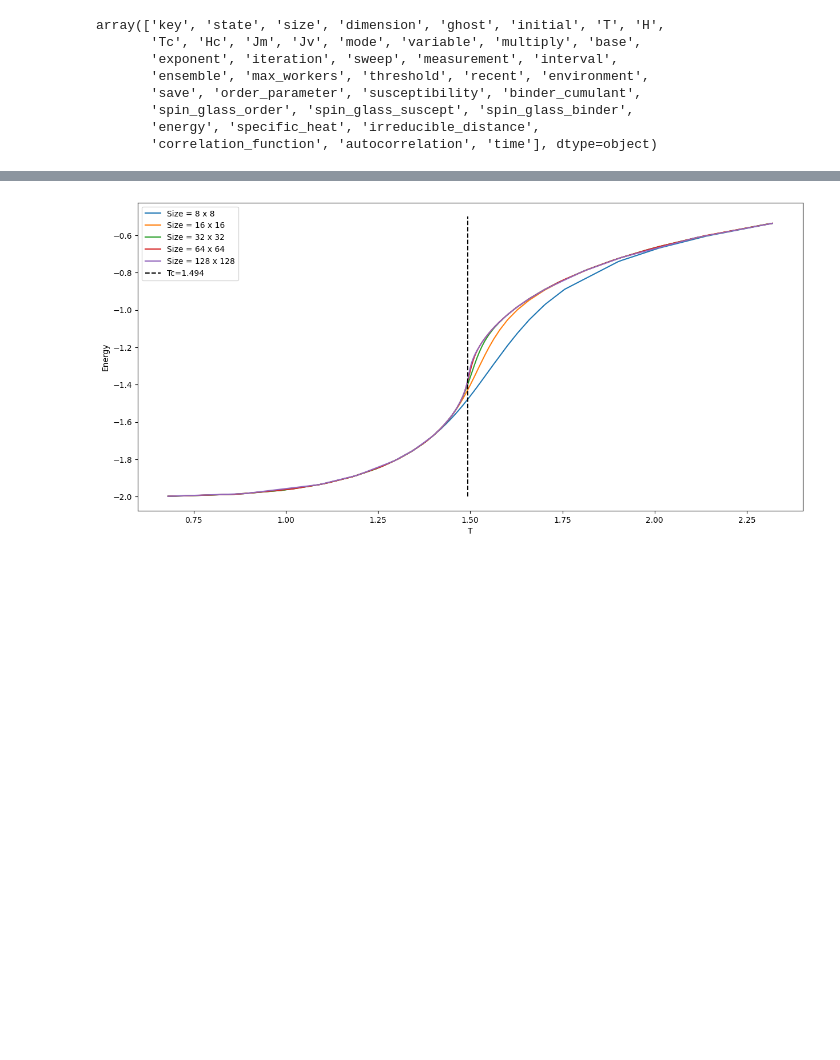
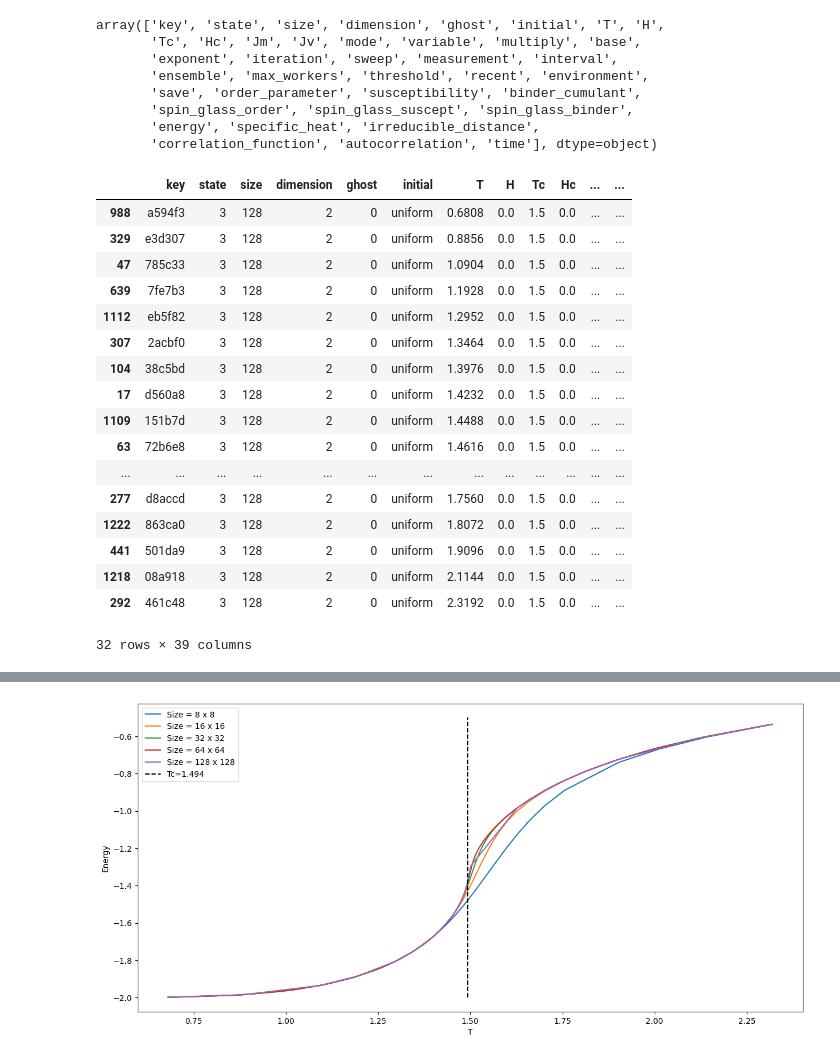
Before and after one commit to LEE-SungBin/spin_glass, a Jupyter notebook: analysis.ipynb, the cells around one changed output, grey strips where cells are left out. Drawn from its saved outputs; the diff is of its cells as text; code cells hidden in the pictures; blank space fills up the shorter version.

```diff
--- a/analysis.ipynb
+++ b/analysis.ipynb
@@ -29,3 +29,24 @@ array(['key', 'state', 'size', 'dimension', 'ghost', 'initial', 'T', 'H',
        'spin_glass_order', 'spin_glass_suscept', 'spin_glass_binder',
        'energy', 'specific_heat', 'irreducible_distance',
        'correlation_function', 'autocorrelation', 'time'], dtype=object)
+# %%
+df[df["size"] == 128].sort_values("T", ascending=True)
+# %% [output]
+|  | key | state | size | dimension | ghost | initial | T | H | Tc | Hc | ... | ... |
+| 988 | a594f3 | 3 | 128 | 2 | 0 | uniform | 0.6808 | 0.0 | 1.5 | 0.0 | ... | ... |
+| 329 | e3d307 | 3 | 128 | 2 | 0 | uniform | 0.8856 | 0.0 | 1.5 | 0.0 | ... | ... |
+| 47 | 785c33 | 3 | 128 | 2 | 0 | uniform | 1.0904 | 0.0 | 1.5 | 0.0 | ... | ... |
+| 639 | 7fe7b3 | 3 | 128 | 2 | 0 | uniform | 1.1928 | 0.0 | 1.5 | 0.0 | ... | ... |
+| 1112 | eb5f82 | 3 | 128 | 2 | 0 | uniform | 1.2952 | 0.0 | 1.5 | 0.0 | ... | ... |
+| 307 | 2acbf0 | 3 | 128 | 2 | 0 | uniform | 1.3464 | 0.0 | 1.5 | 0.0 | ... | ... |
+| 104 | 38c5bd | 3 | 128 | 2 | 0 | uniform | 1.3976 | 0.0 | 1.5 | 0.0 | ... | ... |
+| 17 | d560a8 | 3 | 128 | 2 | 0 | uniform | 1.4232 | 0.0 | 1.5 | 0.0 | ... | ... |
+| 1109 | 151b7d | 3 | 128 | 2 | 0 | uniform | 1.4488 | 0.0 | 1.5 | 0.0 | ... | ... |
+| 63 | 72b6e8 | 3 | 128 | 2 | 0 | uniform | 1.4616 | 0.0 | 1.5 | 0.0 | ... | ... |
+| ... | ... | ... | ... | ... | ... | ... | ... | ... | ... | ... | ... | ... |
+| 277 | d8accd | 3 | 128 | 2 | 0 | uniform | 1.7560 | 0.0 | 1.5 | 0.0 | ... | ... |
+| 1222 | 863ca0 | 3 | 128 | 2 | 0 | uniform | 1.8072 | 0.0 | 1.5 | 0.0 | ... | ... |
+| 441 | 501da9 | 3 | 128 | 2 | 0 | uniform | 1.9096 | 0.0 | 1.5 | 0.0 | ... | ... |
+| 1218 | 08a918 | 3 | 128 | 2 | 0 | uniform | 2.1144 | 0.0 | 1.5 | 0.0 | ... | ... |
+| 292 | 461c48 | 3 | 128 | 2 | 0 | uniform | 2.3192 | 0.0 | 1.5 | 0.0 | ... | ... |
+32 rows × 39 columns
```
Also changed, not shown: parts of 12 cells of this notebook, 19 other files.
